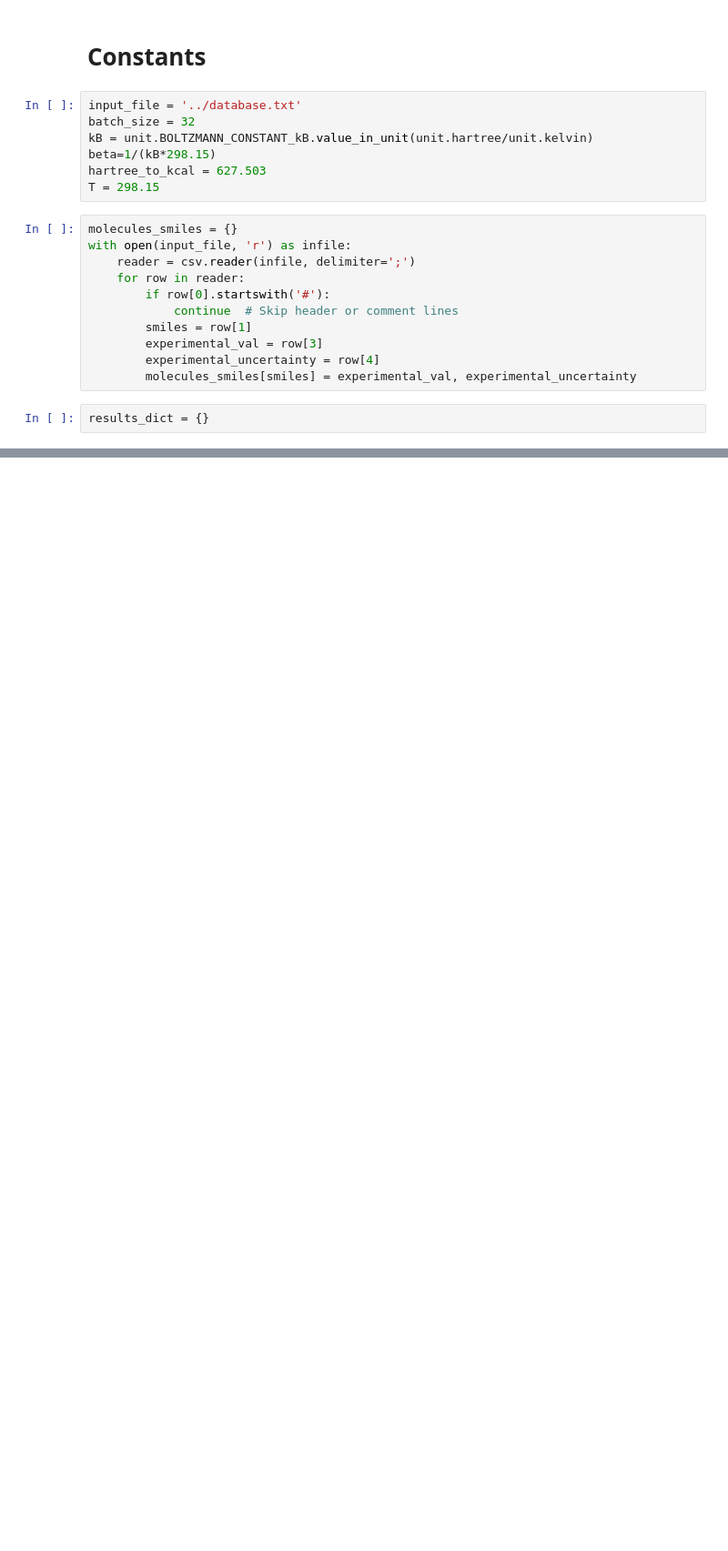
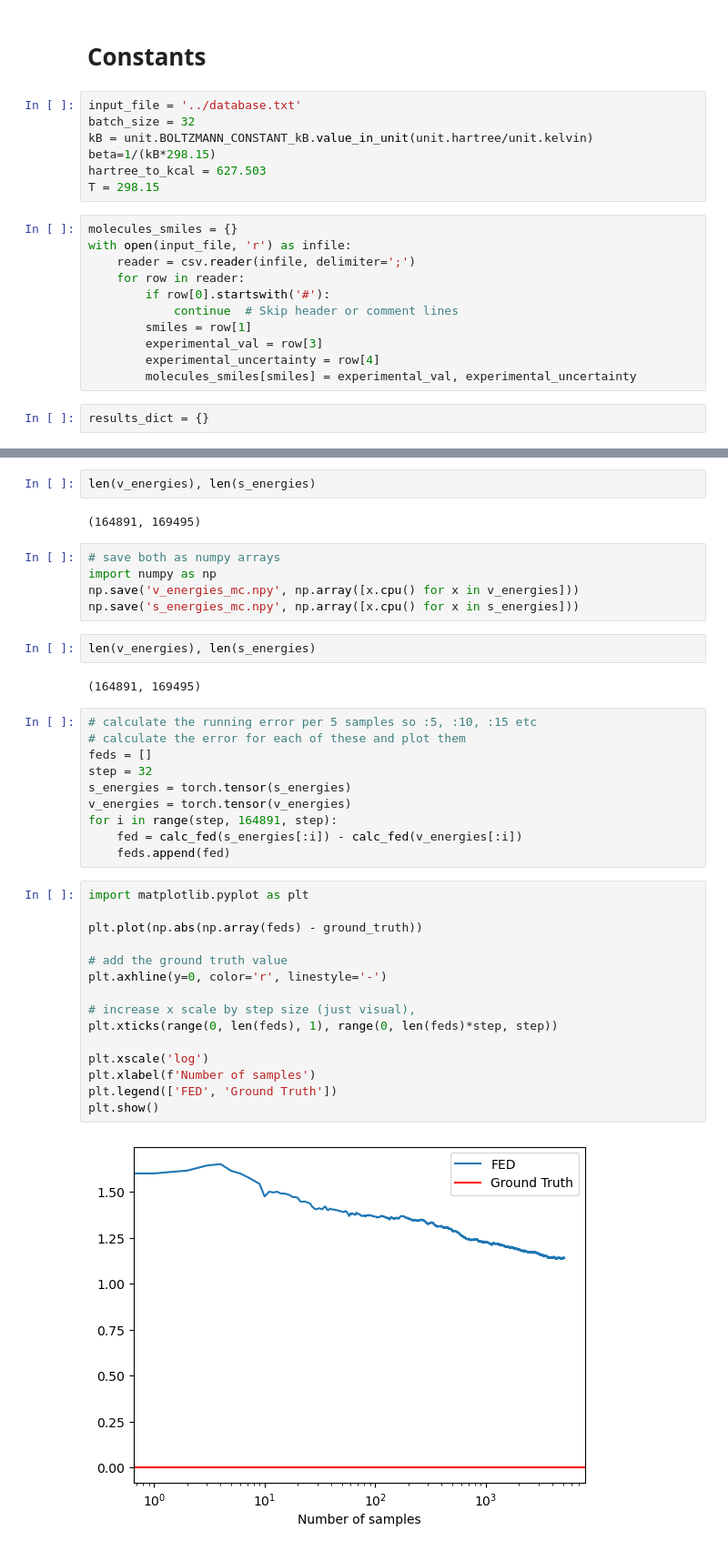
Before and after one commit to Radoralev/gfn-energy, a Jupyter notebook: energy_sampling/notebooks/eval_no_gfn.ipynb, the cells around one changed output, grey strips where cells are left out. Shown at 91% size. Drawn from its saved outputs; the diff is of its cells as text; blank space fills up the shorter version.

```diff
--- a/energy_sampling/notebooks/eval_no_gfn.ipynb
+++ b/energy_sampling/notebooks/eval_no_gfn.ipynb
@@ -94,0 +229,40 @@ with open(f'../fed_results/rotation_fed_n={n}.csv', 'w') as f:
+# %%
+len(v_energies), len(s_energies)
+# %% [output]
+(164891, 169495)
+# %%
+# save both as numpy arrays
+import numpy as np
+np.save('v_energies_mc.npy', np.array([x.cpu() for x in v_energies]))
+np.save('s_energies_mc.npy', np.array([x.cpu() for x in s_energies]))
+# %%
+len(v_energies), len(s_energies)
+# %% [output]
+(164891, 169495)
+# %%
+# calculate the running error per 5 samples so :5, :10, :15 etc
+# calculate the error for each of these and plot them
+feds = []
+step = 32
+s_energies = torch.tensor(s_energies)
+v_energies = torch.tensor(v_energies)
+for i in range(step, 164891, step):
+    fed = calc_fed(s_energies[:i]) - calc_fed(v_energies[:i])
+    feds.append(fed)
+# %%
+import matplotlib.pyplot as plt
+
+plt.plot(np.abs(np.array(feds) - ground_truth))
+
+# add the ground truth value
+plt.axhline(y=0, color='r', linestyle='-')
+
+# increase x scale by step size (just visual),
+plt.xticks(range(0, len(feds), 1), range(0, len(feds)*step, step))
+
+plt.xscale('log')
+plt.xlabel(f'Number of samples')
+plt.legend(['FED', 'Ground Truth'])
+plt.show()
+# %% [output]
+[figure, added]
```
Also changed, not shown: parts of 10 cells of this notebook.
